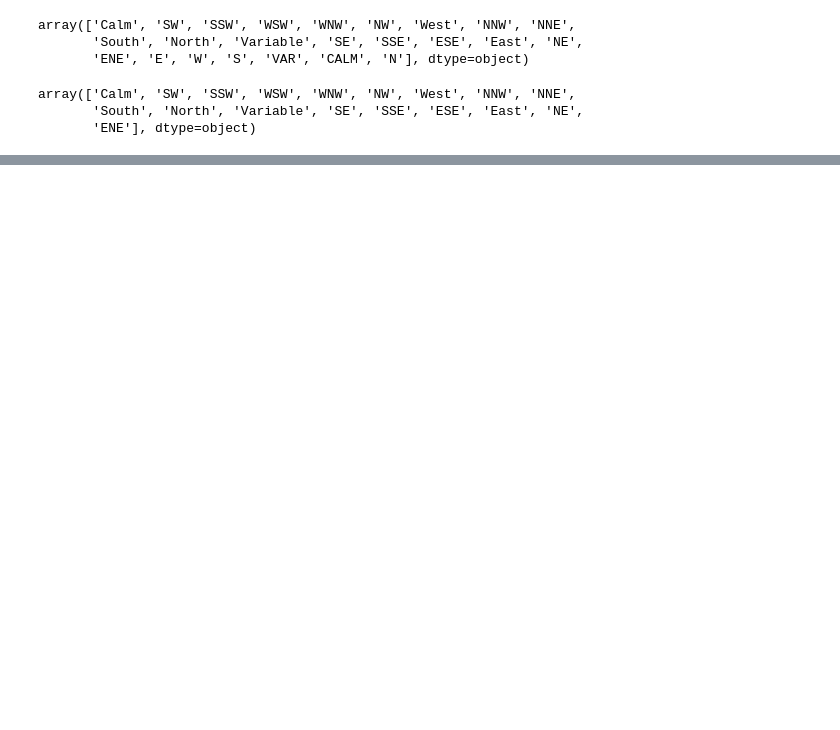
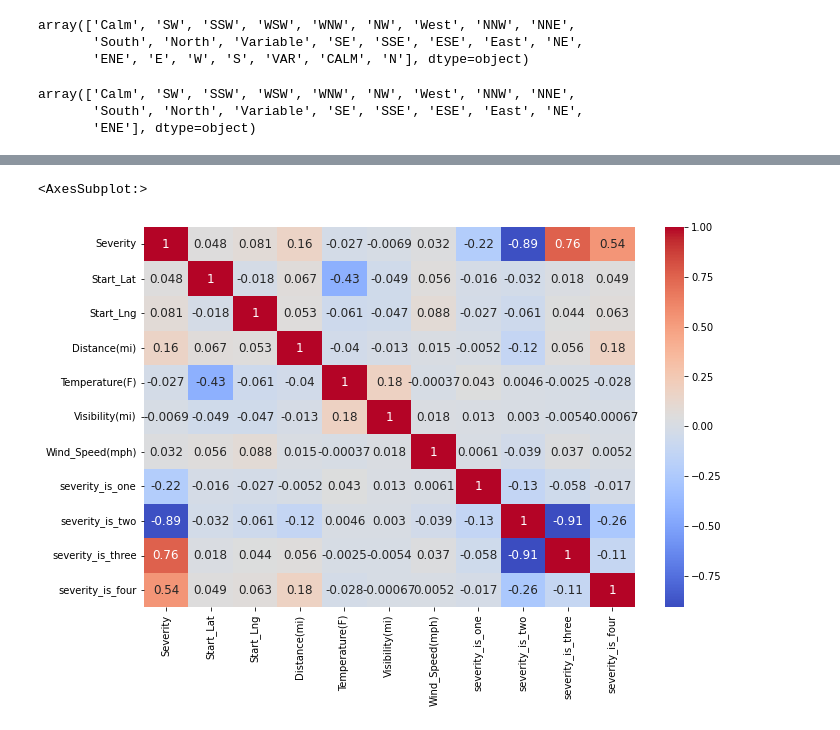
Before and after one commit to rubenstuiver/wt_assignment_2, a Jupyter notebook: collab_asg_2.ipynb, the cells around one changed output, grey strips where cells are left out. Drawn from its saved outputs; the diff is of its cells as text; code cells hidden in the pictures; blank space fills up the shorter version.

```diff
--- a/collab_asg_2.ipynb
+++ b/collab_asg_2.ipynb
@@ -457,0 +510,14 @@ df1 = df1[df1.Weather_Condition.isin(toremovefromweather) == False]
+# %%
+# durationg time
+df1['duration_time']=df1['End_Time']-df1['Start_Time']
+# %%
+# dealing with severity columns
+severity_is_one = lambda x: int(x==1)
+severity_is_two = lambda x: int(x==2)
+severity_is_three = lambda x: int(x==3)
+severity_is_four = lambda x: int(x==4)
+
+df1["severity_is_one"] = df1["Severity"].map(severity_is_one) # --> Series([0, 1, 1, 0, 0, 1 ...])
+df1["severity_is_two"] = df1["Severity"].map(severity_is_two) # --> Series([0, 1, 1, 0, 0, 1 ...])
+df1["severity_is_three"] = df1["Severity"].map(severity_is_three) # --> Series([0, 1, 1, 0, 0, 1 ...])
+df1["severity_is_four"] = df1["Severity"].map(severity_is_four) # --> Series([0, 1, 1, 0, 0, 1 ...])
@@ -457,0 +575,7 @@ df1 = df1[df1.Weather_Condition.isin(toremovefromweather) == False]
+# %%
+# Correlation plot
+plt.figure(figsize=(11,7))
+sns.heatmap(df1.corr(), cmap='coolwarm', annot = True, annot_kws={"size": 12})
+# %% [output]
+<AxesSubplot:>
+[figure, added]
```
Also changed, not shown: parts of 66 cells of this notebook, 2 other files.
